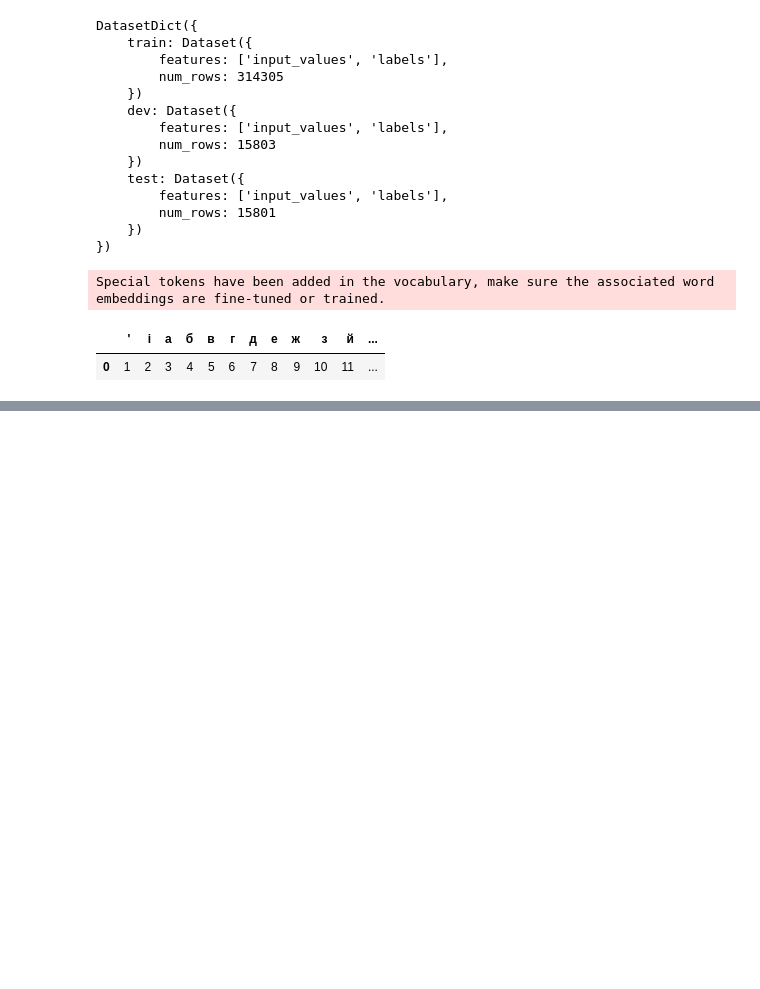
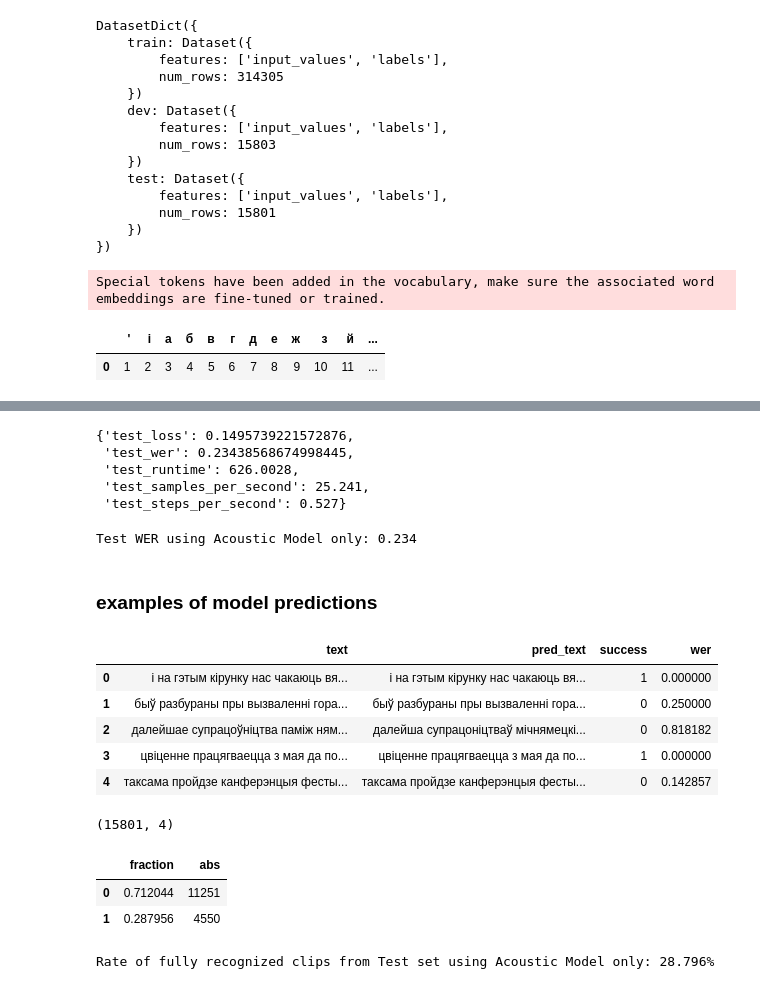
Before and after one commit to navalnica/wav2vec2-belarusian, a Jupyter notebook: train_acoustic_model.ipynb, the cells around one changed output, grey strips where cells are left out. Drawn from its saved outputs; the diff is of its cells as text; code cells hidden in the pictures; blank space fills up the shorter version.

```diff
--- a/train_acoustic_model.ipynb
+++ b/train_acoustic_model.ipynb
@@ -199,0 +189,15 @@ torch.cuda.empty_cache()
+# %%
+wer_metric_2 = WerMetric(processor=processor)  # TODO: rename
+# %%
+training_args = TrainingArguments(
+    output_dir='eval_output',
+    per_device_eval_batch_size=16,
+)
+
+trainer = Trainer(
+    model=model,
+    data_collator=data_collator,
+    args=training_args,
+    compute_metrics=wer_metric_2.compute_metrics,
+    tokenizer=processor.feature_extractor,
+)
@@ -199,0 +206,14 @@ torch.cuda.empty_cache()
+# %%
+pred_out.metrics
+# %% [output]
+{'test_loss': 0.1495739221572876,
+ 'test_wer': 0.23438568674998445,
+ 'test_runtime': 626.0028,
+ 'test_samples_per_second': 25.241,
+ 'test_steps_per_second': 0.527}
+# %%
+print(f"Test WER using Acoustic Model only: {pred_out.metrics['test_wer'] :.3f}")
+# %% [output]
+Test WER using Acoustic Model only: 0.234
+# %% [markdown]
+### examples of model predictions
@@ -199,0 +226,41 @@ torch.cuda.empty_cache()
+# %%
+df_results = pd.DataFrame(parsed_preds)[['text', 'pred_text']]
+print(df_results.shape)
+
+df_results['success'] = (df_results['text'] == df_results['pred_text']).astype('int')
+df_results['wer'] = df_results.apply(
+    lambda row:
+    wer_metric_2.wer_metric.compute(
+        predictions=[row['pred_text']],
+        references=[row['text']]
+    ),
+    axis=1
+)
+
+df_results.head()
+# %% [output]
+|  | text | pred_text | success | wer |
+| 0 | і на гэтым кірунку нас чакаюць вя... | і на гэтым кірунку нас чакаюць вя... | 1 | 0.000000 |
+| 1 | быў разбураны пры вызваленні гора... | быў разбураны пры вызваленні гора... | 0 | 0.250000 |
+| 2 | далейшае супрацоўніцтва паміж ням... | далейша супрацоніцтваў мічнямецкі... | 0 | 0.818182 |
+| 3 | цвіценне працягваецца з мая да по... | цвіценне працягваецца з мая да по... | 1 | 0.000000 |
+| 4 | таксама пройдзе канферэнцыя фесты... | таксама пройдзе канферэнцыя фесты... | 0 | 0.142857 |
+# %%
+df_results.shape
+# %% [output]
+(15801, 4)
+# %%
+success_stats = df_results['success'].value_counts(dropna=False, normalize=True)
+success_stats = success_stats.to_frame('fraction').join(
+    df_results['success'].value_counts(dropna=False).rename('abs')
+)
+success_stats
+# %% [output]
+|  | fraction | abs |
+| 0 | 0.712044 | 11251 |
+| 1 | 0.287956 | 4550 |
+# %%
+print(f'Rate of fully recognized clips from Test set using Acoustic Model only: '
+      f"{success_stats.loc[1, 'fraction'] :.3%}")
+# %% [output]
+Rate of fully recognized clips from Test set using Acoustic Model only: 28.796%
```
Also changed, not shown: parts of 25 cells of this notebook.
